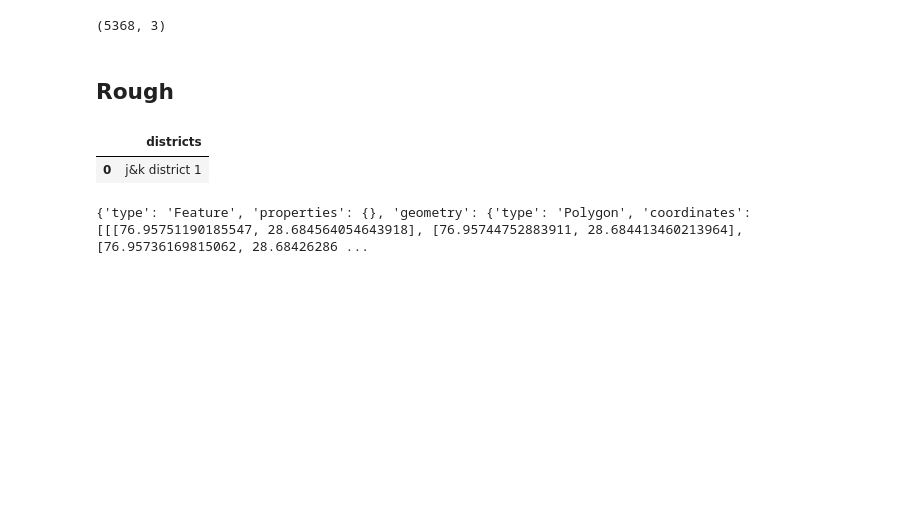
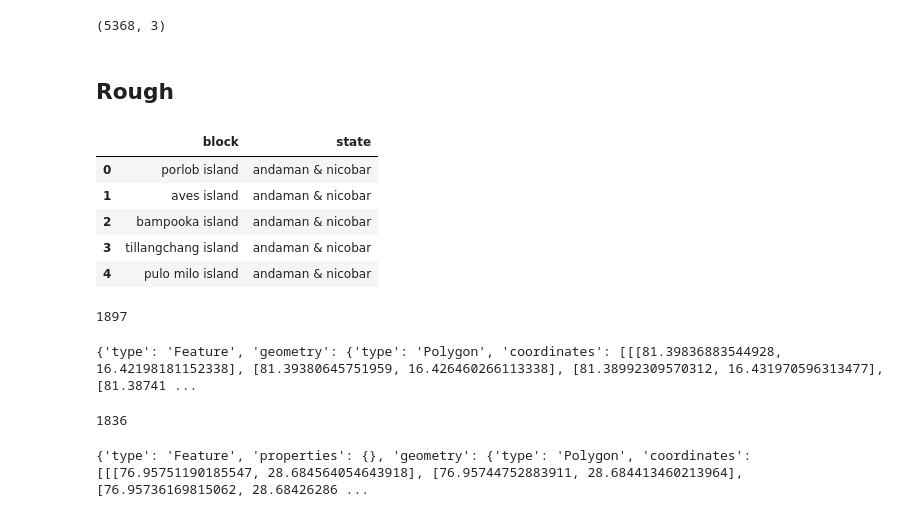
Before and after one commit to dev-essbee/groundwater-analysis-sih, a Jupyter notebook: notebooks/fix-geojson.ipynb, the cells around one changed output. Drawn from its saved outputs; the diff is of its cells as text; code cells hidden in the pictures; blank space fills up the shorter version.

```diff
--- a/notebooks/fix-geojson.ipynb
+++ b/notebooks/fix-geojson.ipynb
@@ -208,9 +209,13 @@ with open(data_out + r"district_id.json", "r") as f:
 with open(data_out + r"block_id.json", "r") as f:
     blocks_json = json.load(f)
 # %%
-df = pd.read_csv(r"../data/districts_not_found.csv")
+df = pd.read_csv(r"../data/blocks_not_found_categories.csv")
 # %%
-df
+df.head()
 # %% [output]
-|  | districts |
-| 0 | j&k district 1 |
+|  | block | state |
+| 0 | porlob island | andaman & nicobar |
+| 1 | aves island | andaman & nicobar |
+| 2 | bampooka island | andaman & nicobar |
+| 3 | tillangchang island | andaman & nicobar |
+| 4 | pulo milo island | andaman & nicobar |
@@ -216,0 +224,18 @@ df
+# %%
+len(blocks)
+# %% [output]
+1897
+# %%
+blocks_not_found = []
+for i in blocks:
+    #     print(i)
+    found = False
+    for j in blocks_json["features"]:
+        if j["id"] == i:
+            found = True
+            break
+    if not found:
+        blocks_not_found.append(i)
+df_not_blocks = pd.DataFrame({"blocks": blocks_not_found})
+# %% [output]
+{'type': 'Feature', 'geometry': {'type': 'Polygon', 'coordinates': [[[81.39836883544928, 16.42198181152338], [81.39380645751959, 16.426460266113338], [81.38992309570312, 16.431970596313477], [81.38741 ...
@@ -217,3 +244,7 @@ df
+# %%
+len(blocks_not_found)
+# %% [output]
+1836
 # %%
 for i in districts_json["features"]:
     if i["id"].lower() == "west":
```
Also changed, not shown: parts of 6 cells of this notebook, 6 other files.
